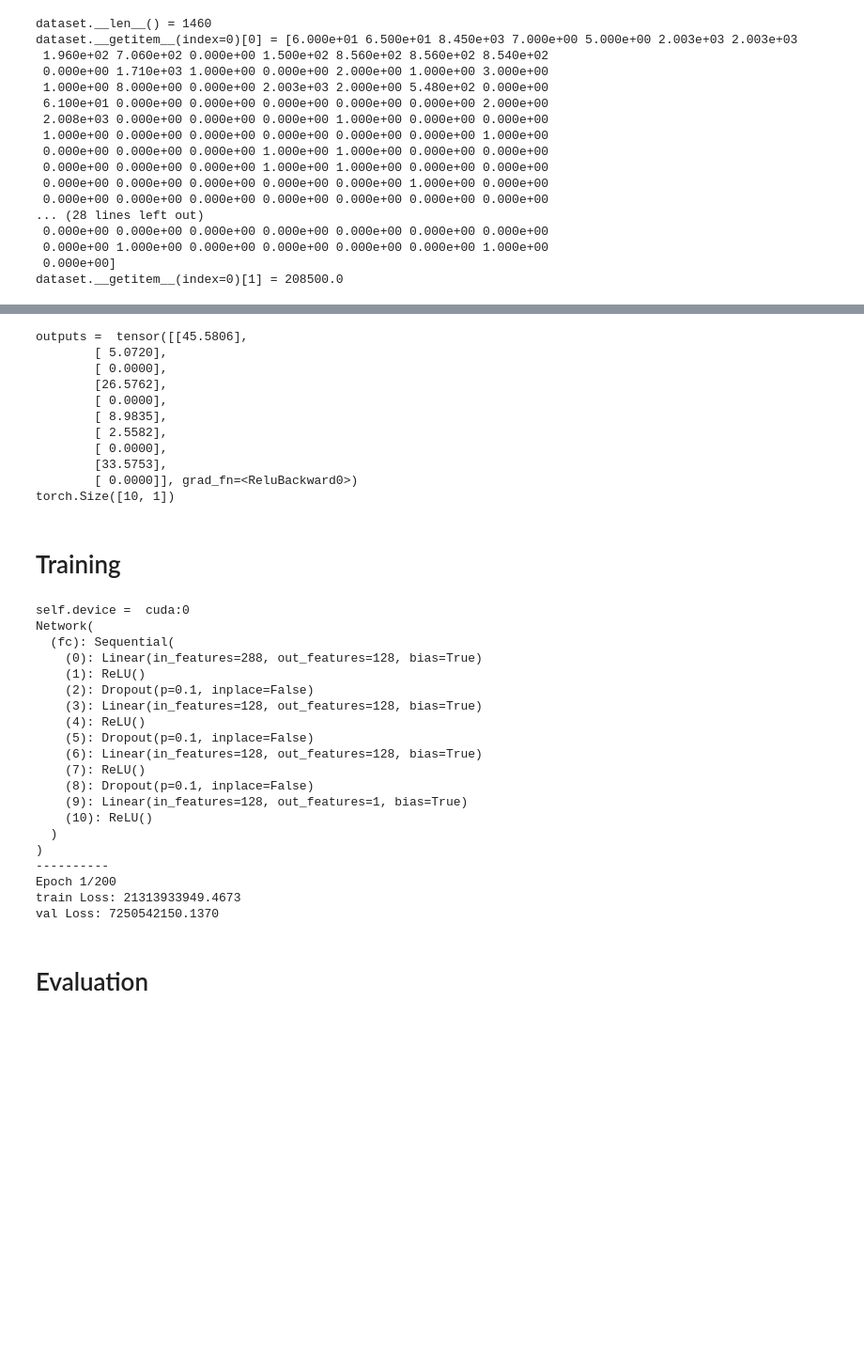
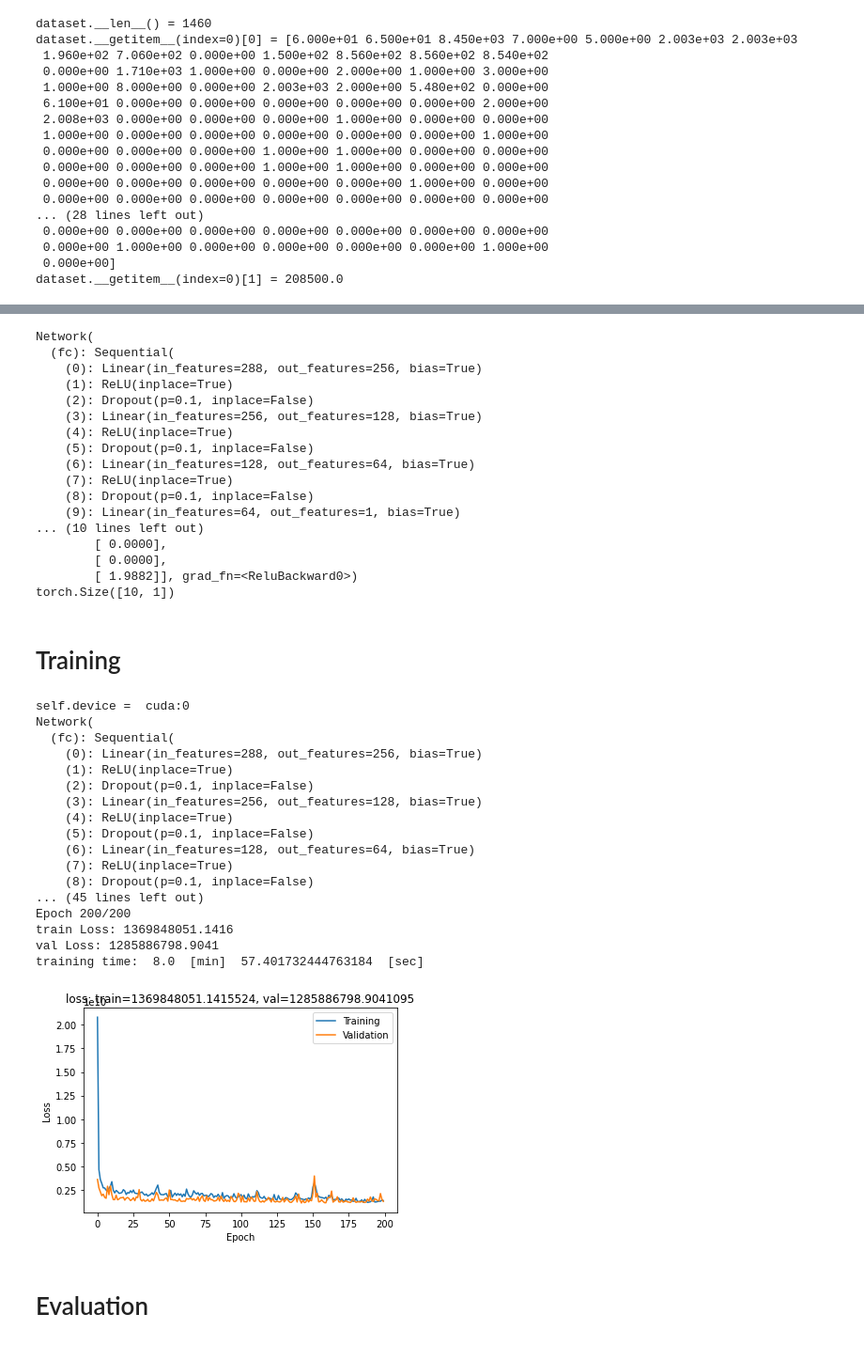
Before and after one commit to ozakiryota/kaggle, a Jupyter notebook: houseprices_regression.ipynb, the cells around one changed output, grey strips where cells are left out. Shown: that part at 94% size. Drawn from its saved outputs; the diff is of its cells as text; code cells hidden in the pictures; blank space fills up the shorter version.

```diff
--- a/houseprices_regression.ipynb
+++ b/houseprices_regression.ipynb
@@ -241,20 +215,45 @@ class Network(nn.Module):
+# %%
+from torch import nn
+
+class Network(nn.Module):
+    def __init__(self, fc_dim_list, dropout_rate):
+        super().__init__()
+
+        layer_list = []
+        for i in range(len(fc_dim_list) - 1):
+            layer_list.append(nn.Linear(fc_dim_list[i], fc_dim_list[i+1]))
+            layer_list.append(nn.ReLU(inplace=True))
+            if i != len(fc_dim_list) - 2:
+                layer_list.append(nn.Dropout(p=dropout_rate))
+        self.fc = nn.Sequential(*layer_list)
+
+    def forward(self, x):
+        x = self.fc(x)
+        return x
 # %%
 ## TEST
-net = Network(len(dataset.__getitem__(index=0)[0]), 128, 1, dropout_rate=0.1)
+net = Network([len(dataset.__getitem__(index=0)[0]), 256, 128, 64, 1], dropout_rate=0.1)
+print(net)
 outputs = net(inputs)
 print("outputs = ", outputs)
 print(outputs.size())
 # %% [output]
-outputs =  tensor([[45.5806],
-        [ 5.0720],
+Network(
+  (fc): Sequential(
+    (0): Linear(in_features=288, out_features=256, bias=True)
+    (1): ReLU(inplace=True)
+    (2): Dropout(p=0.1, inplace=False)
+    (3): Linear(in_features=256, out_features=128, bias=True)
+    (4): ReLU(inplace=True)
+    (5): Dropout(p=0.1, inplace=False)
+    (6): Linear(in_features=128, out_features=64, bias=True)
+    (7): ReLU(inplace=True)
+    (8): Dropout(p=0.1, inplace=False)
+    (9): Linear(in_features=64, out_features=1, bias=True)
+... (10 lines left out)
         [ 0.0000],
-        [26.5762],
         [ 0.0000],
-        [ 8.9835],
-        [ 2.5582],
-        [ 0.0000],
-        [33.5753],
-        [ 0.0000]], grad_fn=<ReluBackward0>)
+        [ 1.9882]], grad_fn=<ReluBackward0>)
 torch.Size([10, 1])
 # %% [markdown]
 # Training
@@ -282,7 +281,7 @@ class Trainer:
 
         self.num_epochs = num_epochs
         self.dataloaders_dict = {"train": train_dataloader, "val": val_dataloader}
-        self.net = Network(len(train_dataset.__getitem__(index=0)[0]), 128, 1, dropout_rate=0.1)
+        self.net = Network([len(train_dataset.__getitem__(index=0)[0]), 256, 128, 64, 1], dropout_rate=0.1)
         self.net.to(self.device)
         print(net)
         self.criterion = nn.MSELoss()
@@ -295,6 +294,7 @@ class Trainer:
         record_train_loss = []
         record_val_loss = []
         record_loss_dict = {"train": [], "val": []}
+        min_loss_epoch = 0.0
         ## loop
         for epoch in range(self.num_epochs):
             if epoch == 0 or not (epoch+1) % (num_epochs // 10):
@@ -331,55 +331,55 @@ class Trainer:
                 record_loss_dict[phase].append(loss_epoch)
                 if epoch == 0 or not (epoch+1) % (num_epochs // 10):
                     print("{} Loss: {:.4f}".format(phase, loss_epoch))
-        ## save
-        torch.save(self.net.state_dict(), save_weights_path)
+            ## save
+            if epoch == 0 or record_loss_dict["val"][-1] < min_loss_epoch:
+                min_loss_epoch = record_loss_dict["val"][-1]
+                torch.save(self.net.state_dict(), save_weights_path)
         ## time
         mins = (time.time() - start_clock) // 60
         secs = (time.time() - start_clock) % 60
         print ("training time: ", mins, " [min] ", secs, " [sec]")
         ## graph
         self.showGraph(record_loss_dict)
 
     def showGraph(self, record_loss_dict):
         graph = plt.figure()
         plt.plot(range(len(record_loss_dict["train"])), record_loss_dict["train"], label="Training")
         plt.plot(range(len(record_loss_dict["val"])), record_loss_dict["val"], label="Validation")
         plt.legend()
         plt.xlabel("Epoch")
         plt.ylabel("Loss")
         plt.title("loss: train=" + str(record_loss_dict["train"][-1]) + ", val=" + str(record_loss_dict["val"][-1]))
         plt.show()
 
 
 csv_path = "/content/train.csv"
 num_epochs = 200
 batch_size = 100
 lr = 0.01
 save_weights_path = "/content/weights.pth"
 
 trainer = Trainer(csv_path, num_epochs, batch_size, lr, save_weights_path)
 trainer.train()
 # %% [output]
 self.device =  cuda:0
 Network(
   (fc): Sequential(
-    (0): Linear(in_features=288, out_features=128, bias=True)
-    (1): ReLU()
+    (0): Linear(in_features=288, out_features=256, bias=True)
+    (1): ReLU(inplace=True)
     (2): Dropout(p=0.1, inplace=False)
-    (3): Linear(in_features=128, out_features=128, bias=True)
-    (4): ReLU()
+    (3): Linear(in_features=256, out_features=128, bias=True)
+    (4): ReLU(inplace=True)
     (5): Dropout(p=0.1, inplace=False)
-    (6): Linear(in_features=128, out_features=128, bias=True)
-    (7): ReLU()
+    (6): Linear(in_features=128, out_features=64, bias=True)
+    (7): ReLU(inplace=True)
     (8): Dropout(p=0.1, inplace=False)
-    (9): Linear(in_features=128, out_features=1, bias=True)
-    (10): ReLU()
-  )
-)
-----------
-Epoch 1/200
-train Loss: 21313933949.4673
-val Loss: 7250542150.1370
+... (45 lines left out)
+Epoch 200/200
+train Loss: 1369848051.1416
+val Loss: 1285886798.9041
+training time:  8.0  [min]  57.401732444763184  [sec]
+[figure, added]
 # %% [markdown]
 # Evaluation
 # %%
```
Also changed, not shown: parts of 6 cells of this notebook.
